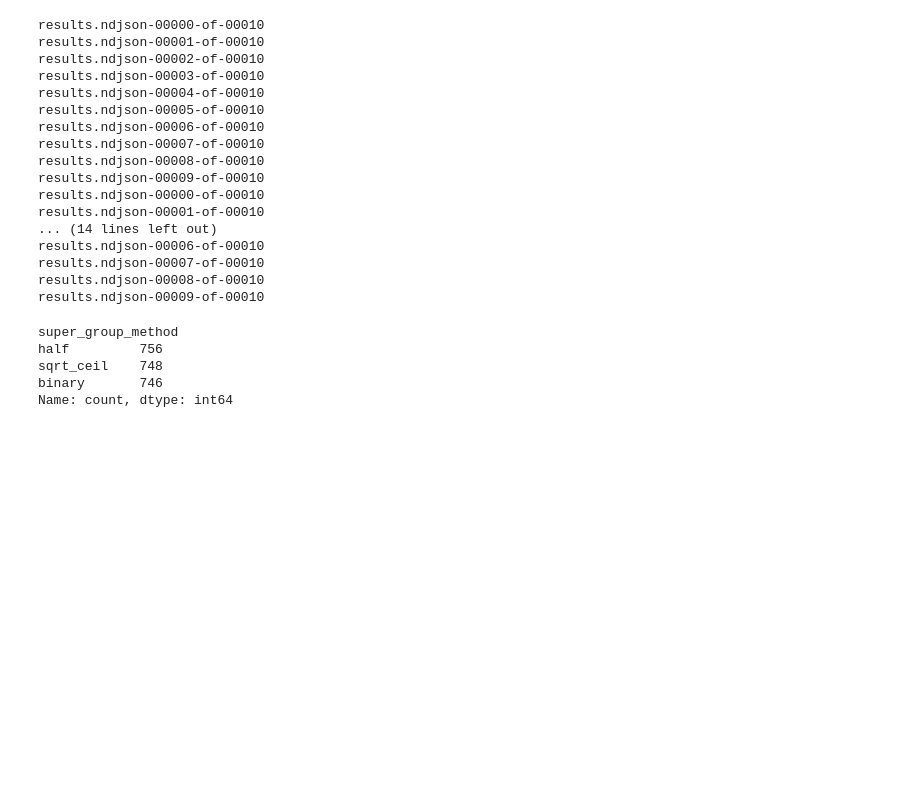
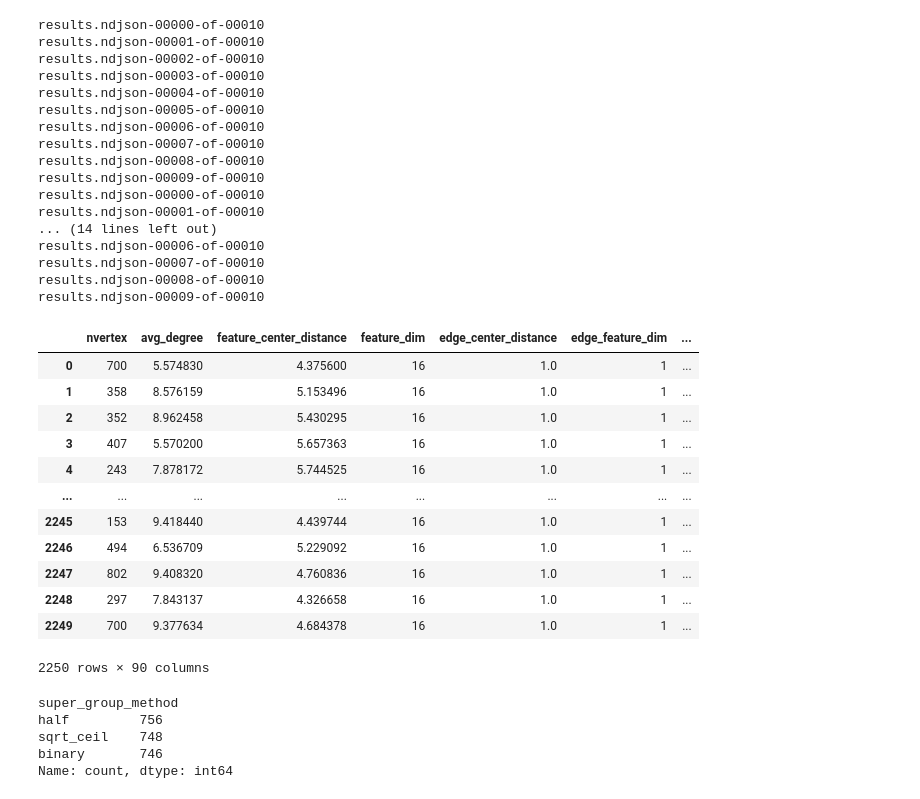
Before and after one commit to danie1uva/graphworld, a Jupyter notebook: src/notebooks/eda_graph_gen.ipynb, the cells around one changed output. Cells and saved outputs as stored; diff of their text form; code cells hidden in the pictures; blank space fills up the shorter version.

```diff
--- a/src/notebooks/eda_graph_gen.ipynb
+++ b/src/notebooks/eda_graph_gen.ipynb
@@ -1260,6 +1175,22 @@ results.ndjson-00006-of-00010
 results.ndjson-00007-of-00010
 results.ndjson-00008-of-00010
 results.ndjson-00009-of-00010
+# %%
+df
+# %% [output]
+|  | nvertex | avg_degree | feature_center_distance | feature_dim | edge_center_distance | edge_feature_dim | ... |
+| 0 | 700 | 5.574830 | 4.375600 | 16 | 1.0 | 1 | ... |
+| 1 | 358 | 8.576159 | 5.153496 | 16 | 1.0 | 1 | ... |
+| 2 | 352 | 8.962458 | 5.430295 | 16 | 1.0 | 1 | ... |
+| 3 | 407 | 5.570200 | 5.657363 | 16 | 1.0 | 1 | ... |
+| 4 | 243 | 7.878172 | 5.744525 | 16 | 1.0 | 1 | ... |
+| ... | ... | ... | ... | ... | ... | ... | ... |
+| 2245 | 153 | 9.418440 | 4.439744 | 16 | 1.0 | 1 | ... |
+| 2246 | 494 | 6.536709 | 5.229092 | 16 | 1.0 | 1 | ... |
+| 2247 | 802 | 9.408320 | 4.760836 | 16 | 1.0 | 1 | ... |
+| 2248 | 297 | 7.843137 | 4.326658 | 16 | 1.0 | 1 | ... |
+| 2249 | 700 | 9.377634 | 4.684378 | 16 | 1.0 | 1 | ... |
+2250 rows × 90 columns
 # %%
 df['super_group_method'].value_counts()
 # %% [output]
```
Also changed, not shown: parts of 9 cells of this notebook, 13 other files.
